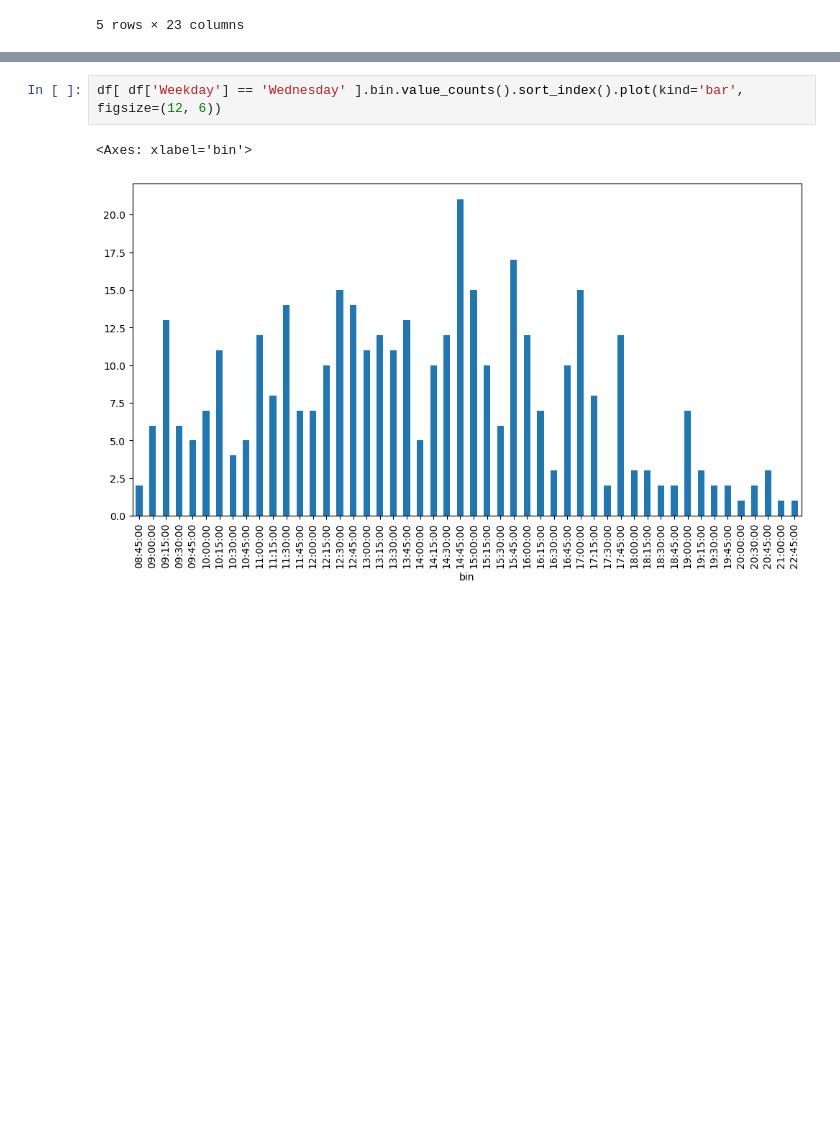
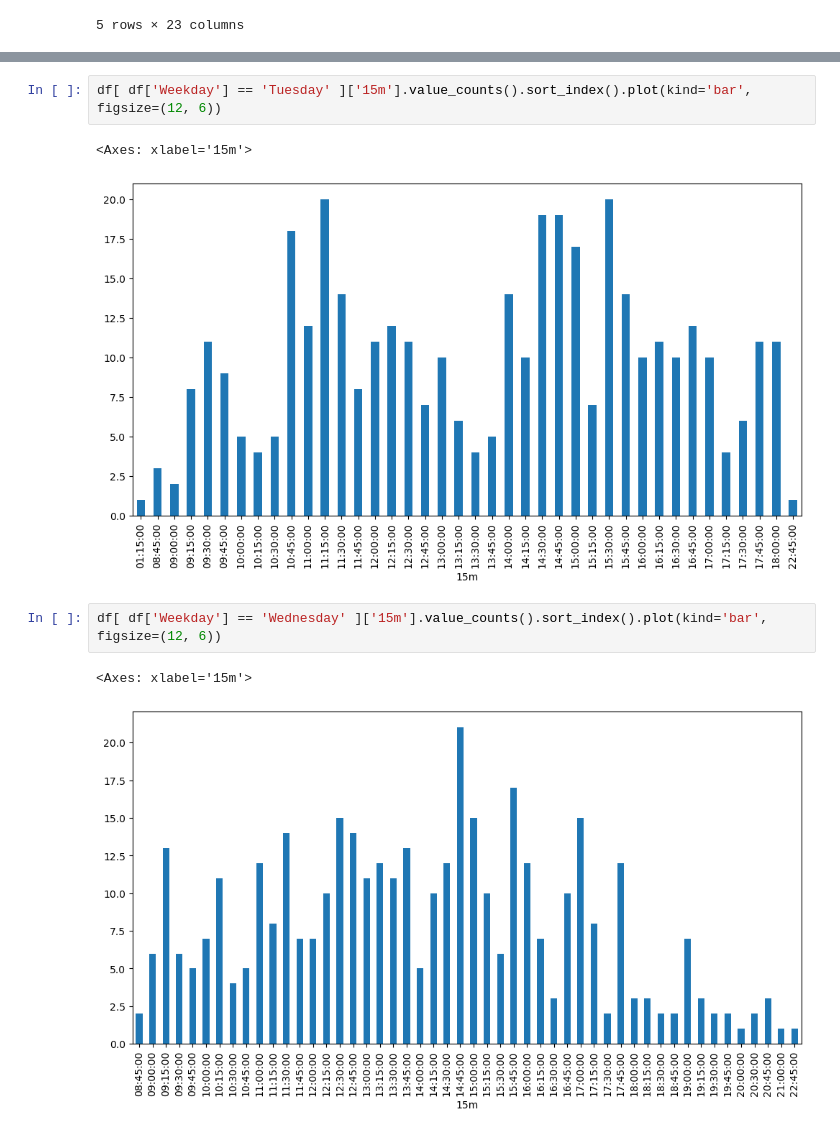
Before and after one commit to MarMar888/ECEDesignLabProj, a Jupyter notebook: KaiPlots.ipynb, the cells around one changed output, grey strips where cells are left out. Cells and saved outputs as stored; diff of their text form; blank space fills up the shorter version.

```diff
--- a/KaiPlots.ipynb
+++ b/KaiPlots.ipynb
@@ -143,5 +147,10 @@ df['bin'] = df['Time 15'].dt.floor('15min').dt.time  # back to just time if need
+# %%
+df[ df['Weekday'] == 'Tuesday' ]['15m'].value_counts().sort_index().plot(kind='bar', figsize=(12, 6))
+# %% [output]
+<Axes: xlabel='15m'>
+[figure, added]
 # %%
-df[ df['Weekday'] == 'Wednesday' ].bin.value_counts().sort_index().plot(kind='bar', figsize=(12, 6))
+df[ df['Weekday'] == 'Wednesday' ]['15m'].value_counts().sort_index().plot(kind='bar', figsize=(12, 6))
 # %% [output]
-<Axes: xlabel='bin'>
+<Axes: xlabel='15m'>
 [figure]
```
Also changed, not shown: parts of 13 cells of this notebook, 1 other file.
